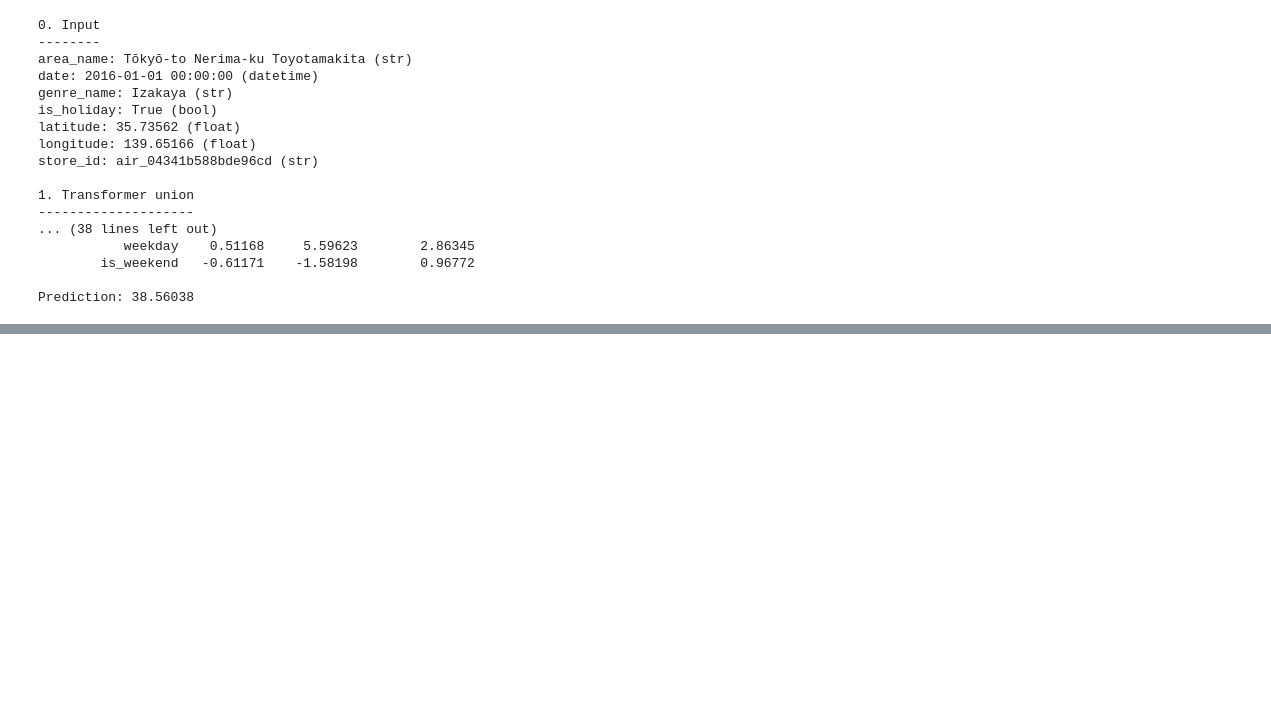
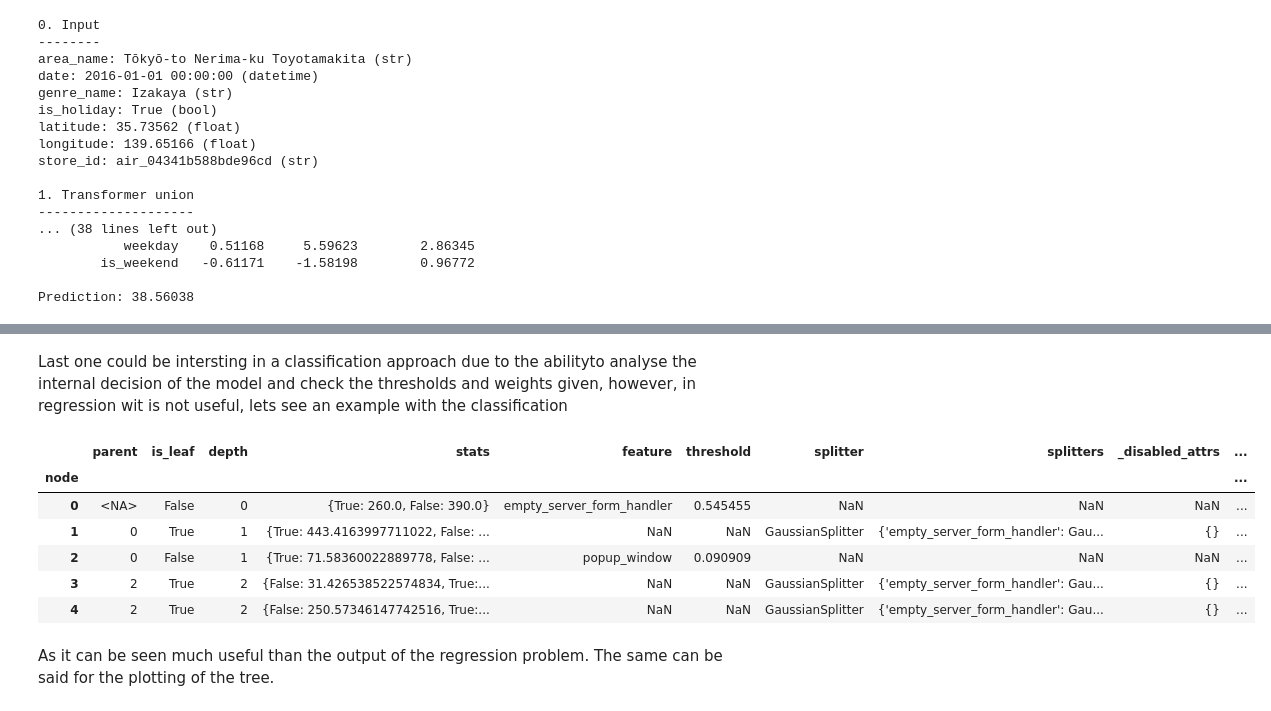
Before and after one commit to ennanco/MIA_ML2, a Jupyter notebook: Unit 02 - Common Operations in Stream Learning.ipynb, the cells around one changed output, grey strips where cells are left out. Cells and saved outputs as stored; diff of their text form; code cells hidden in the pictures; blank space fills up the shorter version.

Commit message:
Adding Hoeffding trees to the tutorial

```diff
--- a/Unit 02 - Common Operations in Stream Learning.ipynb
+++ b/Unit 02 - Common Operations in Stream Learning.ipynb
@@ -505,0 +523,26 @@ Prediction: 38.56038
+# %%
+%%time
+
+from river import evaluate
+from river import metrics
+from river import preprocessing
+from river.tree import HoeffdingTreeRegressor
+import itertools
+
+data = Restaurants()
+
+def get_date_features(x):
+    weekday =  x['date'].weekday()
+    return {'weekday': weekday, 'is_weekend': weekday in (5, 6)}
+
+model = get_date_features
+
+for n in [7, 14, 21]:
+    model += feature_extraction.TargetAgg(by='store_id', how=utils.Rolling(stats.Mean(), n))
+
+model |= compose.Discard(*to_discard)
+model |= preprocessing.StandardScaler()
+model |= HoeffdingTreeRegressor(grace_period=250) #Number of instances a leaf should observe between split attempts
+
+for x, y in data:
+    model.learn_one(x, y)
@@ -505,0 +591,27 @@ Prediction: 38.56038
+# %% [markdown]
+Last one could be intersting in a classification approach due to the abilityto analyse the internal decision of the model and check the thresholds and weights given, however, in regression wit is not useful, lets see an example with the classification
+# %%
+from river import evaluate
+from river import metrics
+from river.tree import HoeffdingTreeClassifier
+from river.datasets import Phishing #
+import itertools
+
+data = Phishing()
+
+model = HoeffdingTreeClassifier(grace_period=50)
+
+for x, y in data:
+    model.learn_one(x, y)
+
+model.to_dataframe()
+# %% [output]
+|  | parent | is_leaf | depth | stats | feature | threshold | splitter | splitters | _disabled_attrs | ... |
+| node |  |  |  |  |  |  |  |  |  | ... |
+| 0 | <NA> | False | 0 | {True: 260.0, False: 390.0} | empty_server_form_handler | 0.545455 | NaN | NaN | NaN | ... |
+| 1 | 0 | True | 1 | {True: 443.4163997711022, False: ... | NaN | NaN | GaussianSplitter | {'empty_server_form_handler': Gau... | {} | ... |
+| 2 | 0 | False | 1 | {True: 71.58360022889778, False: ... | popup_window | 0.090909 | NaN | NaN | NaN | ... |
+| 3 | 2 | True | 2 | {False: 31.426538522574834, True:... | NaN | NaN | GaussianSplitter | {'empty_server_form_handler': Gau... | {} | ... |
+| 4 | 2 | True | 2 | {False: 250.57346147742516, True:... | NaN | NaN | GaussianSplitter | {'empty_server_form_handler': Gau... | {} | ... |
+# %% [markdown]
+As it can be seen much useful than the output of the regression problem. The same can be said for the plotting of the tree.
```
Also changed, not shown: parts of 10 cells of this notebook.
